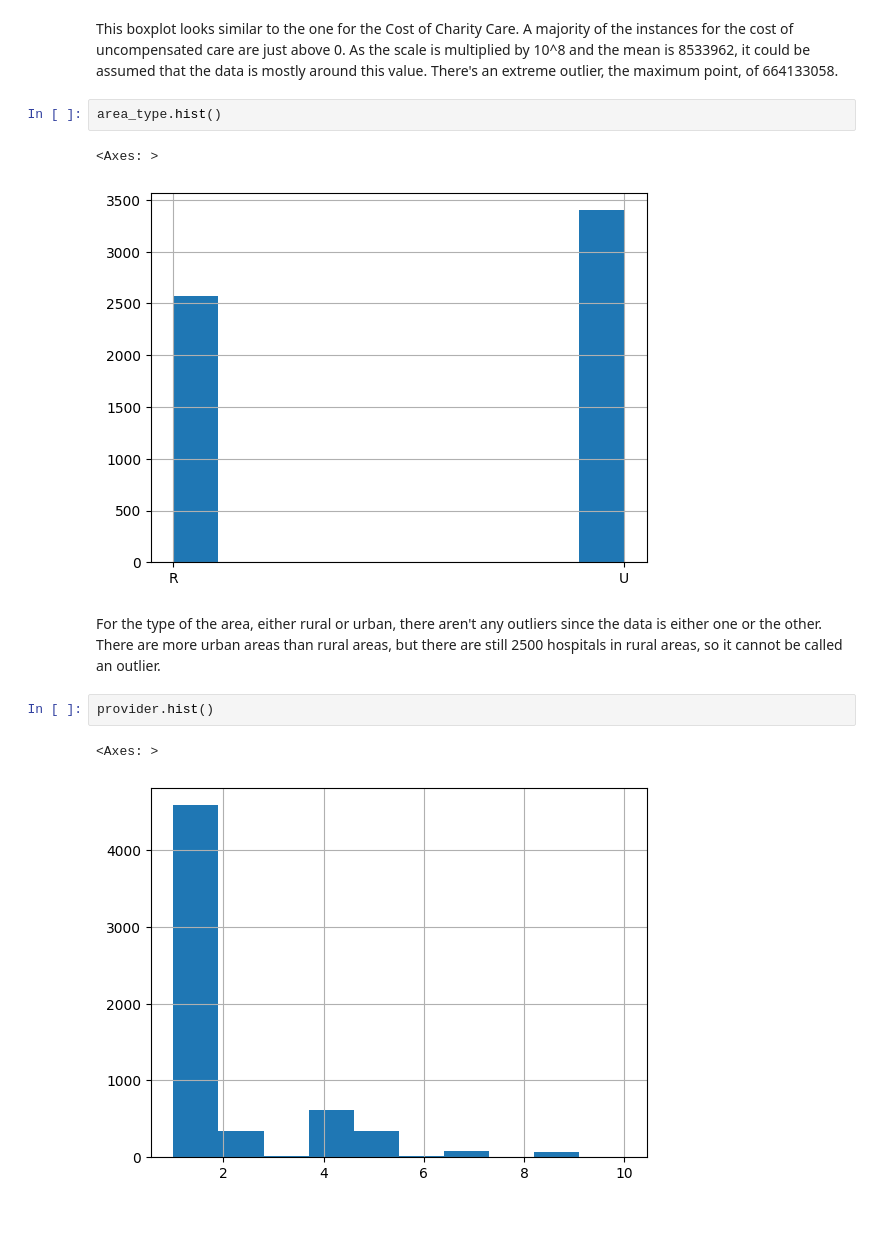
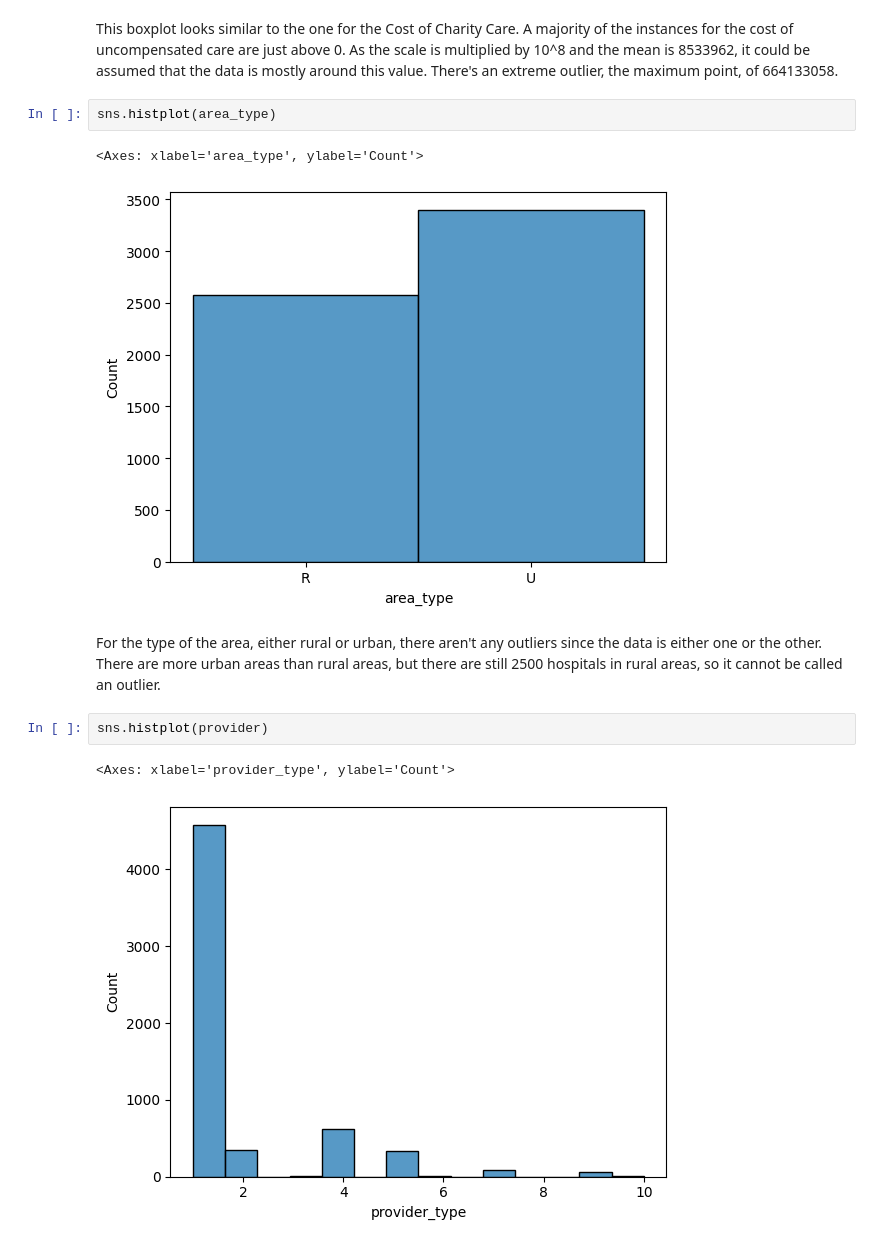
Before and after one commit to genevievepur/ds3001-visualization, a Jupyter notebook: assignment/assignment.ipynb, the cells around one changed output. Saved outputs shown, nothing was run; the diff lists cells and outputs as text; blank space fills up the shorter version.

```diff
--- a/assignment/assignment.ipynb
+++ b/assignment/assignment.ipynb
@@ -530,15 +530,15 @@ sns.boxplot(uncomp)
 # %% [markdown]
 This boxplot looks similar to the one for the Cost of Charity Care. A majority of the instances for the cost of uncompensated care are just above 0. As the scale is multiplied by 10^8 and the mean is 8533962, it could be assumed that the data is mostly around this value. There's an extreme outlier, the maximum point, of 664133058.
 # %%
-area_type.hist()
+sns.histplot(area_type)
 # %% [output]
-<Axes: >
+<Axes: xlabel='area_type', ylabel='Count'>
-[figure, old version]
+[figure, new version]
 # %% [markdown]
 For the type of the area, either rural or urban, there aren't any outliers since the data is either one or the other. There are more urban areas than rural areas, but there are still 2500 hospitals in rural areas, so it cannot be called an outlier.
 # %%
-provider.hist()
+sns.histplot(provider)
 # %% [output]
-<Axes: >
+<Axes: xlabel='provider_type', ylabel='Count'>
-[figure, old version]
+[figure, new version]
 # %% [markdown]
```
Also changed, not shown: parts of 7 cells of this notebook.
